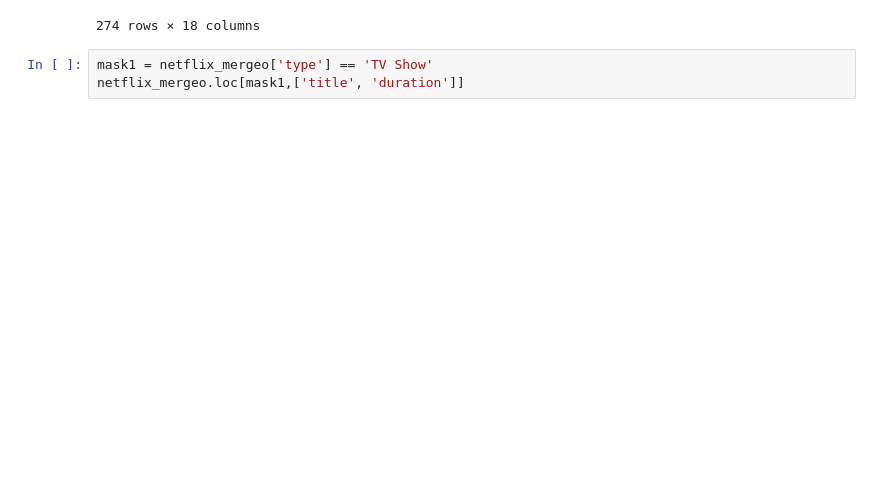
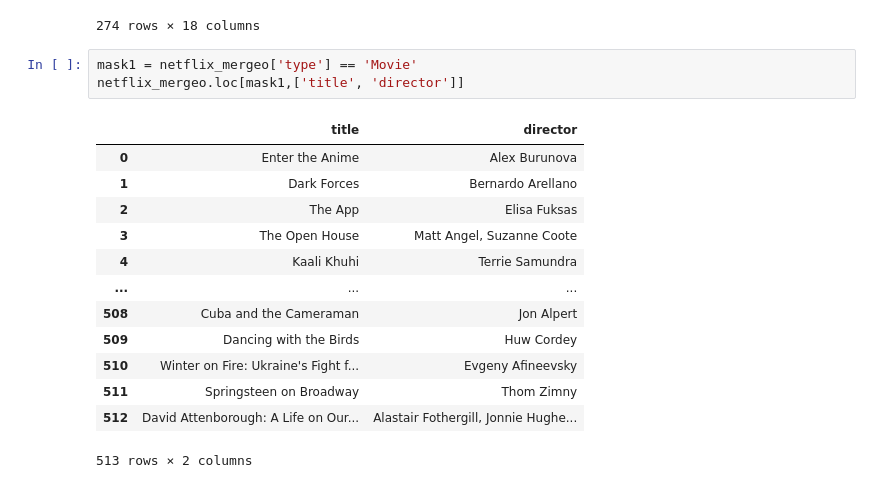
Before and after one commit to ngcarvajall/modulo2_pandas, a Jupyter notebook: laboratorio-modulo2-leccion02-eda-union.ipynb, the cells around one changed output. Drawn from its saved outputs; the diff is of its cells as text; blank space fills up the shorter version.

```diff
--- a/laboratorio-modulo2-leccion02-eda-union.ipynb
+++ b/laboratorio-modulo2-leccion02-eda-union.ipynb
@@ -690,5 +706,19 @@ netflix_mergeo[mask2]
 | 511 | Springsteen on Broadway | One-man show | December 16, 2018 | 153 | 8.5 | English | s4294 | Movie | Springsteen on Broadway | Thom Zimny | ... |
 274 rows × 18 columns
 # %%
-mask1 = netflix_mergeo['type'] == 'TV Show'
-netflix_mergeo.loc[mask1,['title', 'duration']]
+mask1 = netflix_mergeo['type'] == 'Movie'
+netflix_mergeo.loc[mask1,['title', 'director']]
+# %% [output]
+|  | title | director |
+| 0 | Enter the Anime | Alex Burunova |
+| 1 | Dark Forces | Bernardo Arellano |
+| 2 | The App | Elisa Fuksas |
+| 3 | The Open House | Matt Angel, Suzanne Coote |
+| 4 | Kaali Khuhi | Terrie Samundra |
+| ... | ... | ... |
+| 508 | Cuba and the Cameraman | Jon Alpert |
+| 509 | Dancing with the Birds | Huw Cordey |
+| 510 | Winter on Fire: Ukraine's Fight f... | Evgeny Afineevsky |
+| 511 | Springsteen on Broadway | Thom Zimny |
+| 512 | David Attenborough: A Life on Our... | Alastair Fothergill, Jonnie Hughe... |
+513 rows × 2 columns
```
Also changed, not shown: parts of 12 cells of this notebook.
